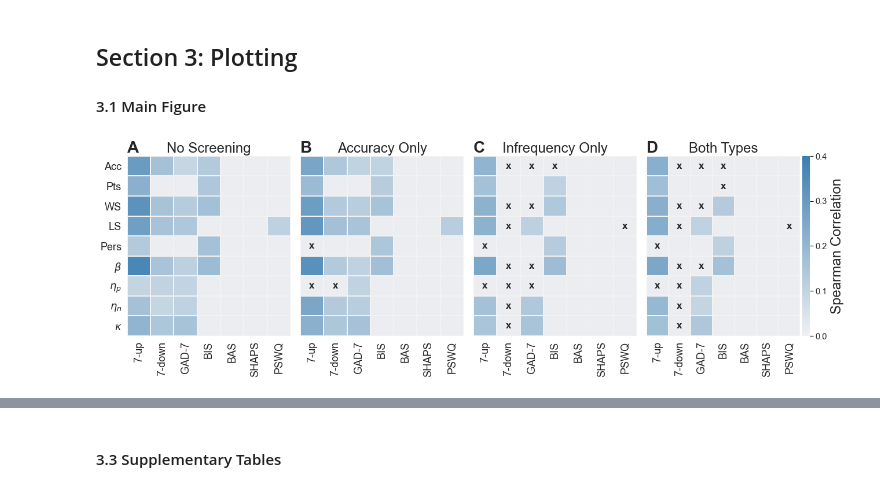
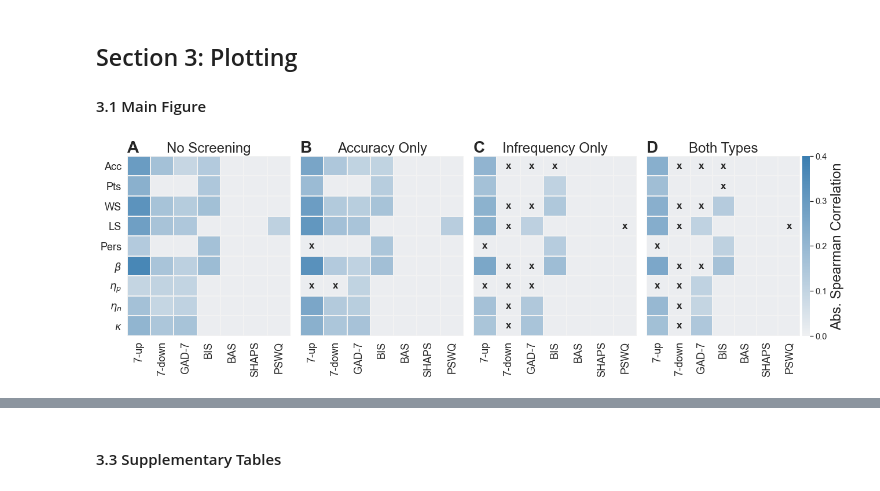
Before and after one commit to nivlab/sciops, a Jupyter notebook: analysis/results_03a.ipynb, the cells around one changed output, grey strips where cells are left out. Drawn from its saved outputs; the diff is of its cells as text; code cells hidden in the pictures.

Commit message:
one more batch of figure + analysis updates

```diff
--- a/analysis/results_03a.ipynb
+++ b/analysis/results_03a.ipynb
@@ -99,18 +99,18 @@ from scipy.stats import spearmanr
 n_samp = (data.infreq == 0).sum()
 
 ## Define number of bootstraps.
-n_iter = 500
+n_iter = 5000
 
 #~~~~~~~~~~~~~~~~~~~~~~~~~~~~~~~~~~~~~~~~~~#
 ### Percentile bootstrap.
 #~~~~~~~~~~~~~~~~~~~~~~~~~~~~~~~~~~~~~~~~~~#
 np.random.seed(47404)
 
+## Define convenience function.
+f = lambda x,y: spearmanr(x,y)[-1]
+
 ## Preallocate space.
-null_corr = np.zeros(( n_iter, len(rows), len(cols) ))
-null_pval = np.zeros_like(null_corr)
-
-f = lambda x,y: spearmanr(x,y)[-1]
+null_pval = np.zeros(( n_iter, len(rows), len(cols) ))
 
 ## Main loop.
 for i in tqdm(range(n_iter)):
@@ -120,6 +120,9 @@ for i in tqdm(range(n_iter)):
 
     ## Compute observed correlations.
     null_pval[i] = df.corr(method=f).loc[rows,cols].values
+
+## Compute false positive rate.
+fpr = (null_pval < 0.05).mean(axis=0)
 # %% [markdown]
 ## Section 3: Plotting
 
@@ -175,32 +178,32 @@ for k in range(corr.shape[0]):
     ## Plot correlations.
     sns.heatmap(np.zeros_like(corr[k]), cmap=ListedColormap(['#ebedf0']), cbar=False, ax=ax)
     sns.heatmap(np.abs(corr[k]), vmin=0.0, vmax=0.40, linecolor='0.95', linewidths=1,
                 cmap=cmap,  mask=pval[k] > 0.05, cbar=cbar, ax=ax, cbar_ax=cbar_ax)
 
     ## Add title.
     ax.set_title(titles[k], fontsize=24)
     ax.text(0, 0, labels[k], ha='left', va='bottom', fontsize=28, fontweight='bold')
 
     ## Add ticklabels.
     ax.set_yticklabels([], rotation=0)
     ax.set_xticklabels(xticklabels, fontsize=18, rotation=90)
     if not k: ax.set_yticklabels(yticklabels, fontsize=18, rotation=0)
 
     ## Extract correlations.
     arr = np.where(corr[k] * (pval[k] < 0.05), 1, 0)
     if not k: template = arr.copy()
 
     ## Add markers.
     for i, j in np.array(np.where(np.logical_and(template, 1-arr))).T:
         ax.text(j+0.5, i+0.5, 'x', ha='center', va='center', fontsize=17, fontweight='bold')
 
     ## Update colorbar.
     if cbar:
         cbar = ax.collections[-1].colorbar
         cbar.set_ticks(np.linspace(0.0,0.4,5))
-        cbar.set_label(r"Spearman Correlation", fontsize=24, labelpad=6)
+        cbar.set_label(r"Abs. Spearman Correlation", fontsize=24, labelpad=6)
 
 ## Save figure.
 plt.savefig(os.path.join('..','figures','main_03a.png'), dpi=180, transparent=True)
 # %% [output]
-[figure, old version]
+[figure, new version]
```
Also changed, not shown: parts of 3 cells of this notebook, 3 other files.
